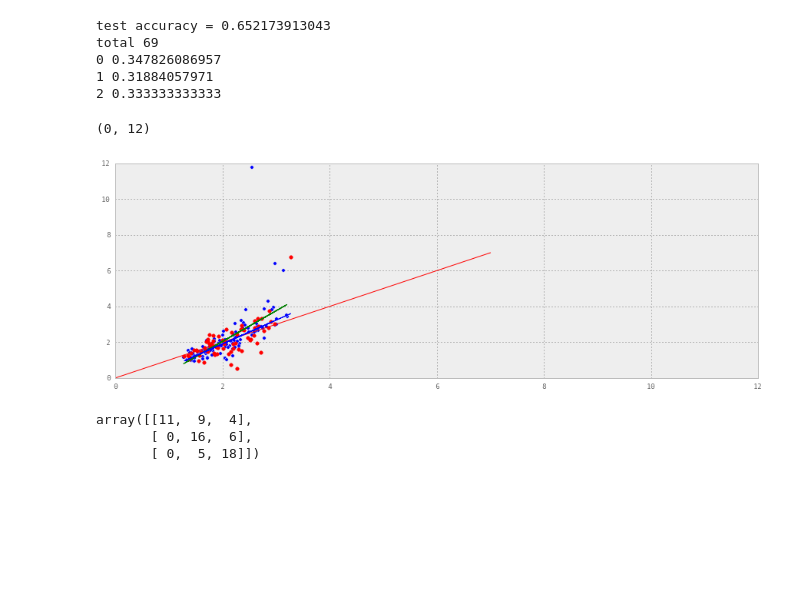
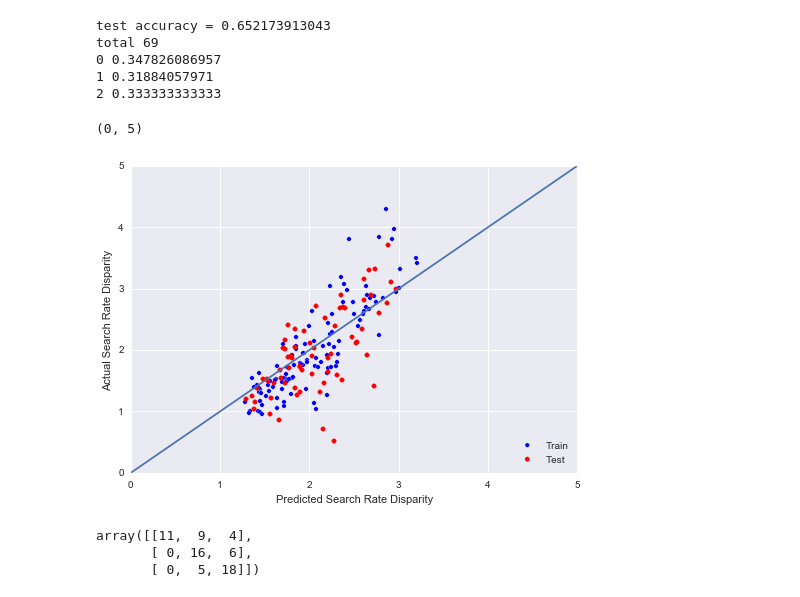
Before and after one commit to along528/insight, a Jupyter notebook: models/RandomForest.ipynb, the cells around one changed output. Saved outputs shown, nothing was run; the diff lists cells and outputs as text; code cells hidden in the pictures; blank space fills up the shorter version.

```diff
--- a/models/RandomForest.ipynb
+++ b/models/RandomForest.ipynb
@@ -119,7 +119,7 @@ values = range(10,n_features+10,10)
 n_iter = len(values)
 
 param_grid = {'n_estimators': values}
-clf = RandomForestRegressor(n_jobs=4,max_features=int(n_features/1.0),n_estimators=1000,min_samples_leaf=4,oob_score=True)
+clf = RandomForestRegressor(n_jobs=4,max_features=int(n_features/1.0),n_estimators=1000,min_samples_leaf=5,oob_score=True)
 #clf = RandomForestClassifier(n_jobs=4,max_features="sqrt",n_estimators=10000,min_samples_leaf=1,oob_score=True)
 
 #clfmodel = grid_search.RandomizedSearchCV(clf,param_grid,
@@ -212,24 +230,27 @@ total 69
 # %%
 plt.scatter(est.predict(X_val),y_val)
 plt.scatter(est.predict(X_test),y_test,color='r')
 
 
 
-plt.plot(np.linspace(0, 7, 1000),np.linspace(0, 7, 1000))
 
 x = est.predict(X_val)
 y = y_val
-plt.plot(x, np.poly1d(np.polyfit(x, y, 1))(x))
+#plt.plot(x, np.poly1d(np.polyfit(x, y, 1))(x))
 
 x = est.predict(X_test)
 y = y_test
-plt.plot(x, np.poly1d(np.polyfit(x, y, 1))(x))
+#plt.plot(x, np.poly1d(np.polyfit(x, y, 1))(x))
+plt.legend(['Train','Test'],loc=4)
+plt.plot(np.linspace(0, 7, 1000),np.linspace(0, 7, 1000))
+plt.xlabel('Predicted Search Rate Disparity')
+plt.ylabel('Actual Search Rate Disparity')
 
-plt.ylim([0,12])
-plt.xlim([0,12])
+plt.ylim([0,5])
+plt.xlim([0,5])
 # %% [output]
-(0, 12)
+(0, 5)
-[figure, old version]
+[figure, new version]
 # %%
 from sklearn.metrics import confusion_matrix
 matrix = confusion_matrix(y_actual,y_predict) #clfmodel2.predict(X_test))
```
Also changed, not shown: parts of 8 cells of this notebook, 10 other files.
